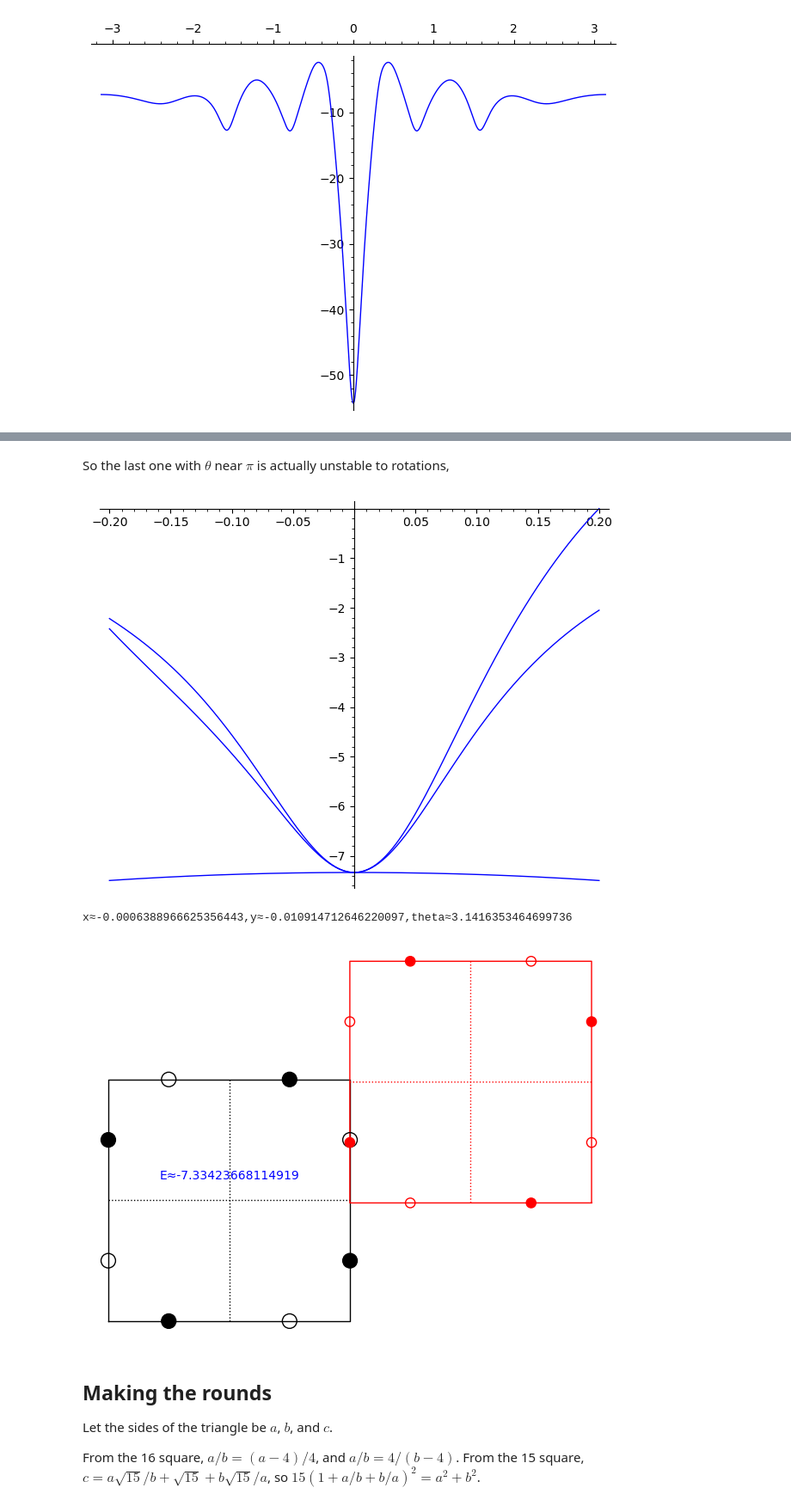
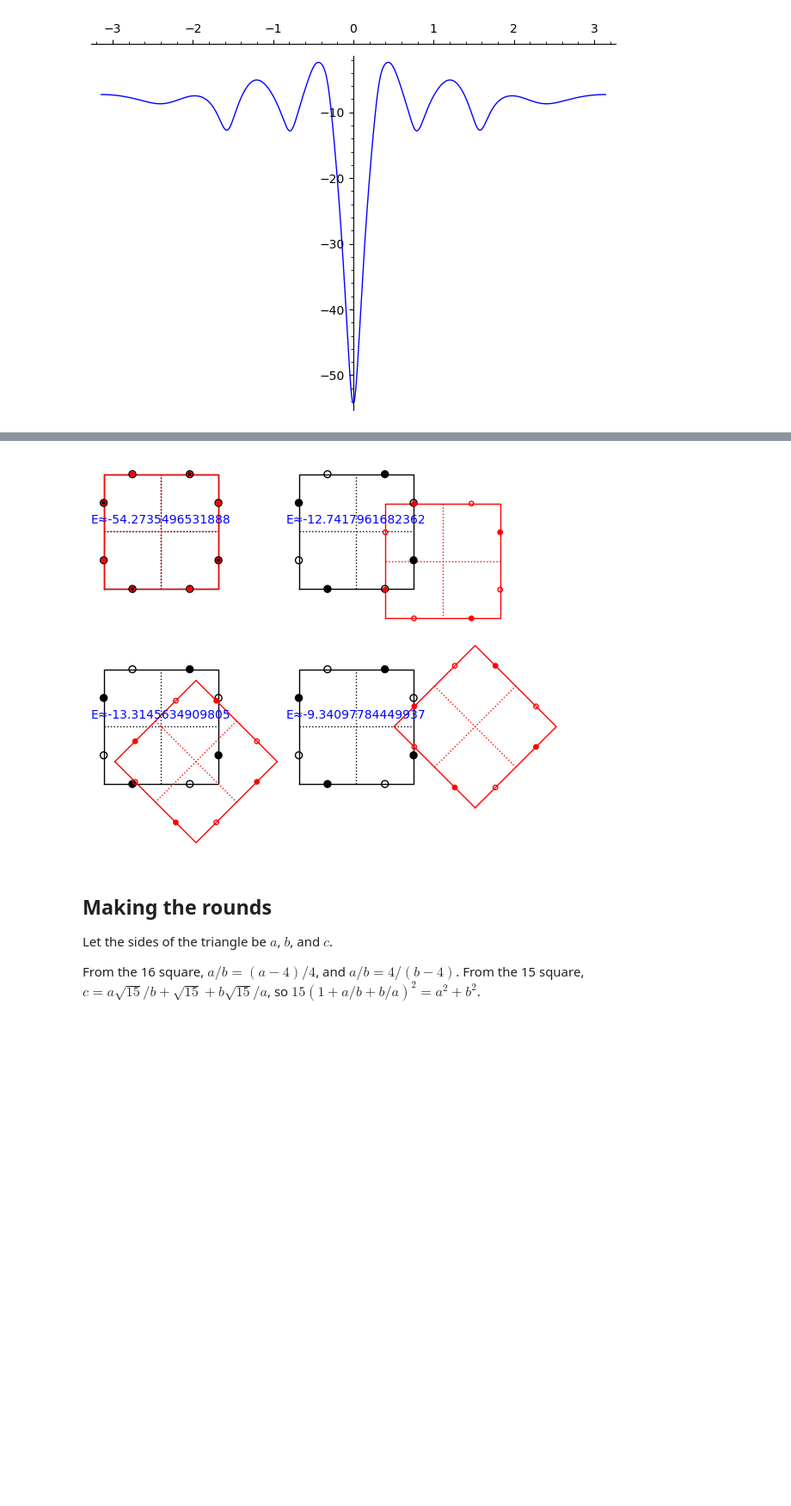
Before and after one commit to qpliu/sunday-puzzle, a Jupyter notebook: riddler/2024/20241115.ipynb, the cells around one changed output, grey strips where cells are left out. Shown at 86% size. Saved outputs shown, nothing was run; the diff lists cells and outputs as text; code cells hidden in the pictures; blank space fills up the shorter version.

Commit message:
Put all distinct stable configurations for fiddler 20241115 extra credit in a single figure.

```diff
--- a/riddler/2024/20241115.ipynb
+++ b/riddler/2024/20241115.ipynb
@@ -242,23 +242,25 @@ for i in [0..7]:
 E2(x,y,theta) = sum([sum([q1[i]*q3[j]/sqrt(z^2+(x1[i]-x3[j](x,y,theta))^2+(y1[i]-y3[j](x,y,theta))^2)
                          for j in [0..7]]) for i in [0..7]])
 
-def pic2(x,y,theta):
-    return line([(-1/2,-1/2),(1/2,-1/2),(1/2,1/2),(-1/2,1/2),(-1/2,-1/2)],axes=false,color='black') \
-        + line([(-1/2,0),(1/2,0)],color='black',linestyle='dotted') \
-        + line([(0,-1/2),(0,1/2)],color='black',linestyle='dotted') \
-        + line([(xtile[0](x,y,theta),ytile[0](x,y,theta)),
-                (xtile[1](x,y,theta),ytile[1](x,y,theta)),
-                (xtile[2](x,y,theta),ytile[2](x,y,theta)),
-                (xtile[3](x,y,theta),ytile[3](x,y,theta)),
-                (xtile[0](x,y,theta),ytile[0](x,y,theta))],color='red') \
-        + line([(xtile[4](x,y,theta),ytile[4](x,y,theta)),
-                (xtile[6](x,y,theta),ytile[6](x,y,theta))],color='red',linestyle='dotted') \
-        + line([(xtile[5](x,y,theta),ytile[5](x,y,theta)),
-                (xtile[7](x,y,theta),ytile[7](x,y,theta))],color='red',linestyle='dotted') \
-        + sum([circle((x1[i],y1[i]),0.03,color='black',fill='black' if q1[i] > 0 else None) for i in [0..7]]) \
-        + sum([circle((x3[i](x,y,theta),y3[i](x,y,theta)),0.02,color='red',
+def pic2(x,y,theta,xoff=0,yoff=0):
+    return line([(xoff-1/2,yoff-1/2),(xoff+1/2,yoff-1/2),
+                 (xoff+1/2,yoff+1/2),(xoff-1/2,yoff+1/2),
+                 (xoff-1/2,yoff-1/2)],axes=false,color='black') \
+        + line([(xoff-1/2,yoff),(xoff+1/2,yoff)],color='black',linestyle='dotted') \
+        + line([(xoff,yoff-1/2),(xoff,yoff+1/2)],color='black',linestyle='dotted') \
+        + line([(xoff+xtile[0](x,y,theta),yoff+ytile[0](x,y,theta)),
+                (xoff+xtile[1](x,y,theta),yoff+ytile[1](x,y,theta)),
+                (xoff+xtile[2](x,y,theta),yoff+ytile[2](x,y,theta)),
+                (xoff+xtile[3](x,y,theta),yoff+ytile[3](x,y,theta)),
+                (xoff+xtile[0](x,y,theta),yoff+ytile[0](x,y,theta))],color='red') \
+        + line([(xoff+xtile[4](x,y,theta),yoff+ytile[4](x,y,theta)),
+                (xoff+xtile[6](x,y,theta),yoff+ytile[6](x,y,theta))],color='red',linestyle='dotted') \
+        + line([(xoff+xtile[5](x,y,theta),yoff+ytile[5](x,y,theta)),
+                (xoff+xtile[7](x,y,theta),yoff+ytile[7](x,y,theta))],color='red',linestyle='dotted') \
+        + sum([circle((xoff+x1[i],yoff+y1[i]),0.03,color='black',fill='black' if q1[i] > 0 else None) for i in [0..7]]) \
+        + sum([circle((xoff+x3[i](x,y,theta),yoff+y3[i](x,y,theta)),0.02,color='red',
                       fill='red' if q3[i] > 0 else None) for i in [0..7]]) \
-         + text(f"E≈{numerical_approx(E2(x,y,theta))}", (0,1/10))
+         + text(f"E≈{numerical_approx(E2(x,y,theta))}", (xoff,yoff+1/10))
 # %%
 plot(E2(0,0,x),x,-pi,pi)
 # %% [output]
@@ -297,11 +268,11 @@ x≈0.005990407047149665,y≈-0.07321413479957183,theta≈2.356224240038505
-# %% [markdown]
-So the last one with $\theta$ near $\pi$ is actually unstable to rotations,
-# %%
-t2(4*pi/4)
-# %% [output]
-[figure, removed]
-x≈-0.0006388966625356443,y≈-0.010914712646220097,theta≈3.1416353464699736
-[figure, removed]
+# %%
+p = pic2(0,0,0)
+for i in [1..3]:
+    (x,y,theta) = minimize_constrained(E2,[(-0.2,0.2),(-0.2,0.2),(i*pi/4-0.2,i*pi/4+0.2)],[0,0,pi/4])
+    p += pic2(x,y,theta,xoff=0 if i == 1 else 1.7,yoff=0 if mod(i,2) == 0 else -1.7)
+p
+# %% [output]
+[figure, added]
 # %% [markdown]
 Making the rounds
 -----------------
```
Also changed, not shown: parts of 5 cells of this notebook.
